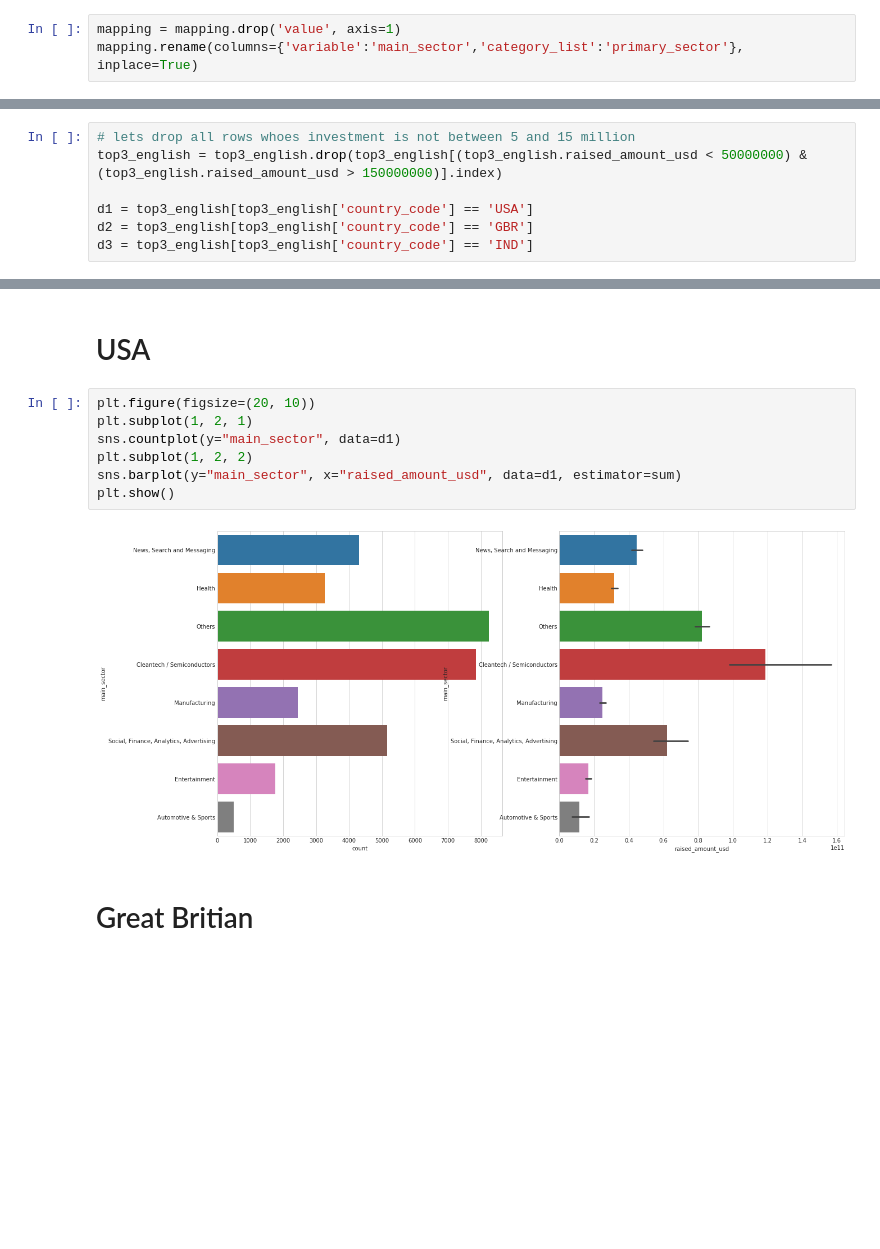
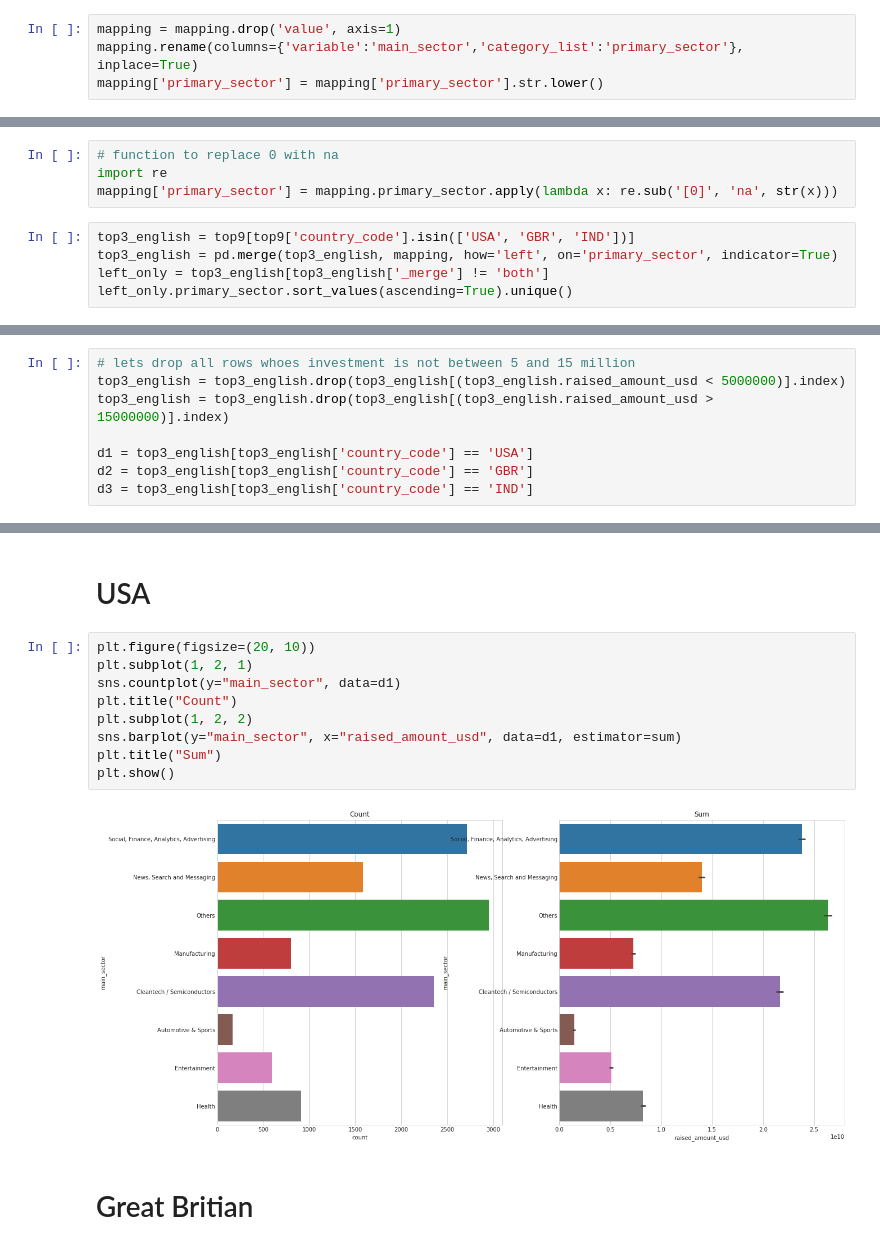
Before and after one commit to santhoshpkumar/Spark-Funds-Investment-CaseStudy, a Jupyter notebook: Investment_Analysis_Assignment.ipynb, the cells around one changed output, grey strips where cells are left out. Saved outputs shown, nothing was run; the diff lists cells and outputs as text; blank space fills up the shorter version.

```diff
--- a/Investment_Analysis_Assignment.ipynb
+++ b/Investment_Analysis_Assignment.ipynb
@@ -801,6 +829,7 @@ memory usage: 21.5+ KB
 # %%
 mapping = mapping.drop('value', axis=1)
 mapping.rename(columns={'variable':'main_sector','category_list':'primary_sector'}, inplace=True)
+mapping['primary_sector'] = mapping['primary_sector'].str.lower()
 # %%
 len(top3_english)
 # %% [output]
@@ -822,0 +907,9 @@ len(top3_english)
+# %%
+# function to replace 0 with na
+import re
+mapping['primary_sector'] = mapping.primary_sector.apply(lambda x: re.sub('[0]', 'na', str(x)))
+# %%
+top3_english = top9[top9['country_code'].isin(['USA', 'GBR', 'IND'])]
+top3_english = pd.merge(top3_english, mapping, how='left', on='primary_sector', indicator=True)
+left_only = top3_english[top3_english['_merge'] != 'both']
+left_only.primary_sector.sort_values(ascending=True).unique()
@@ -856,6 +979,7 @@ memory usage: 3.3+ MB
 # %%
 # lets drop all rows whoes investment is not between 5 and 15 million
-top3_english = top3_english.drop(top3_english[(top3_english.raised_amount_usd < 50000000) & (top3_english.raised_amount_usd > 150000000)].index)
+top3_english = top3_english.drop(top3_english[(top3_english.raised_amount_usd < 5000000)].index)
+top3_english = top3_english.drop(top3_english[(top3_english.raised_amount_usd > 15000000)].index)
 
 d1 = top3_english[top3_english['country_code'] == 'USA']
 d2 = top3_english[top3_english['country_code'] == 'GBR']
@@ -1020,12 +1198,14 @@ Name: raised_amount_usd, dtype: float64
 # %%
 plt.figure(figsize=(20, 10))
 plt.subplot(1, 2, 1)
 sns.countplot(y="main_sector", data=d1)
+plt.title("Count")
 plt.subplot(1, 2, 2)
 sns.barplot(y="main_sector", x="raised_amount_usd", data=d1, estimator=sum)
+plt.title("Sum")
 plt.show()
 # %% [output]
-[figure, old version]
+[figure, new version]
 # %% [markdown]
 # Great Britian
 # %%
```
Also changed, not shown: parts of 63 cells of this notebook, 3 other files.
